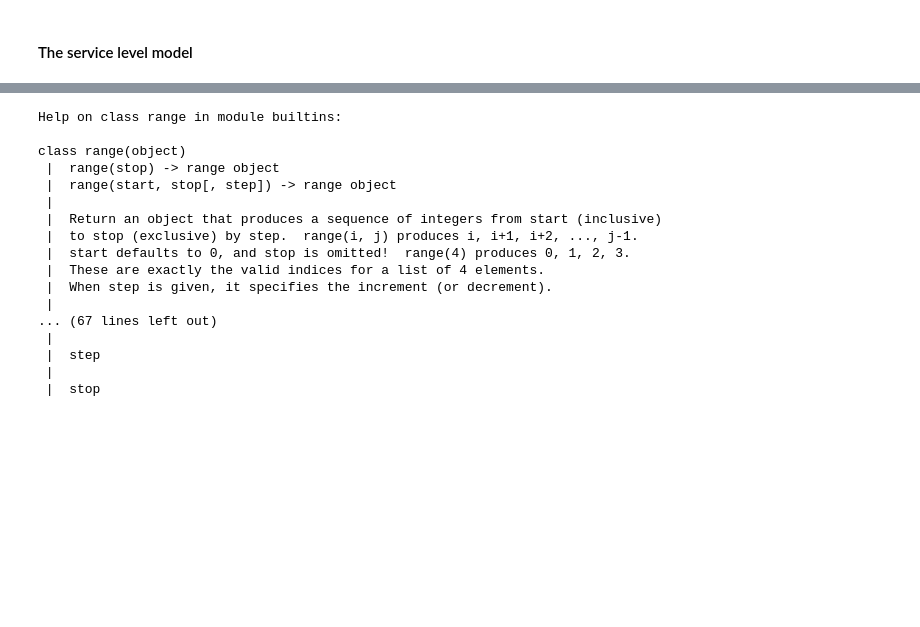
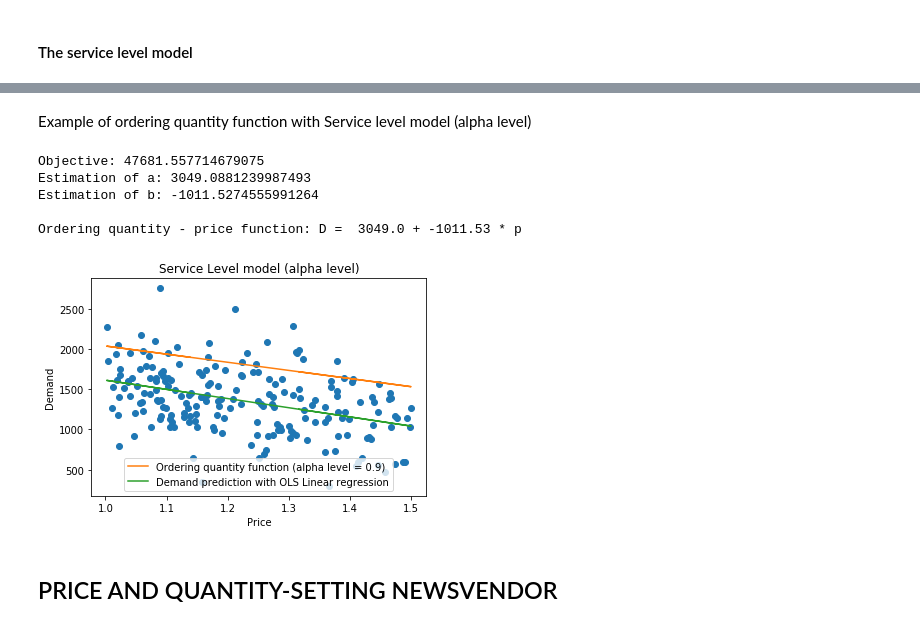
Before and after one commit to hadao211/Computational-Logistics-SS20, a Jupyter notebook: Project/Data-driven Newsvendor with Price-setting.ipynb, the cells around one changed output, grey strips where cells are left out. Saved outputs shown, nothing was run; the diff lists cells and outputs as text; code cells hidden in the pictures; blank space fills up the shorter version.

```diff
--- a/Project/Data-driven Newsvendor with Price-setting.ipynb
+++ b/Project/Data-driven Newsvendor with Price-setting.ipynb
@@ -273,9 +175,0 @@ Presolved: 400 rows, 402 columns, 1200 nonzeros
-# %%
-import pandas as pd
-
-results = pd.DataFrame(index = range(10), columns = ['Procurement cost', 'Optimal price', 'Optimal order QTY'])
-
-for i in range(2):
-    c = 0.1*(i+1)
-    value,meanP,meanQ = DDNV_Price(sampleSize=200, coefVar = 0.3, procurementCost=c, replications= 1, estimationModel = 'cost', nonStockOut = None)
-    results.iloc[i,:] = [c, meanP, meanQ]
@@ -314,26 +175,0 @@ results
-# %%
-# Parameters
-
-procurementCost = 0.25
-#price in : p > c [1,1.5]
-
-nonStockOut = 0.10
-fillRate = 0.9
-# %% [output]
-Help on class range in module builtins:
-
-class range(object)
- |  range(stop) -> range object
- |  range(start, stop[, step]) -> range object
- |
- |  Return an object that produces a sequence of integers from start (inclusive)
- |  to stop (exclusive) by step.  range(i, j) produces i, i+1, i+2, ..., j-1.
- |  start defaults to 0, and stop is omitted!  range(4) produces 0, 1, 2, 3.
- |  These are exactly the valid indices for a list of 4 elements.
- |  When step is given, it specifies the increment (or decrement).
- |
-... (67 lines left out)
- |
- |  step
- |
- |  stop
@@ -339,0 +215,34 @@ class range(object)
+# %% [markdown]
+Example of ordering quantity function with Service level model (alpha level)
+# %%
+objSL, betaSL0, betaSL1 = SLModel(sampleSize = n, procurementCost = c, nonStockOut = alpha)
+print("Objective:",objSL)
+print('Estimation of a:', betaSL0)
+print('Estimation of b:', betaSL1)
+
+print('\nOrdering quantity - price function: D = ', round(betaSL0,0),'+', round(betaSL1,2),'* p')
+
+
+# OLS Linear regression for comparison
+reg = linear_model.LinearRegression().fit(p, D)
+coef2 = reg.coef_
+coef1 = reg.intercept_
+
+#Plot
+plt.plot(p,D,'o')
+plt.plot(p, betaSL0 + betaSL1*p, label='Ordering quantity function (alpha level = ' +str(alpha)+')' )
+plt.plot(p, coef1 + coef2*p, label = 'Demand prediction with OLS Linear regression')
+plt.legend(loc = 8)
+plt.xlabel('Price')
+plt.ylabel('Demand')
+plt.title('Service Level model (alpha level)')
+plt.show()
+# %% [output]
+Objective: 47681.557714679075
+Estimation of a: 3049.0881239987493
+Estimation of b: -1011.5274555991264
+
+Ordering quantity - price function: D =  3049.0 + -1011.53 * p
+[figure, added]
+# %% [markdown]
+## PRICE AND QUANTITY-SETTING NEWSVENDOR
```
Also changed, not shown: parts of 60 cells of this notebook.
